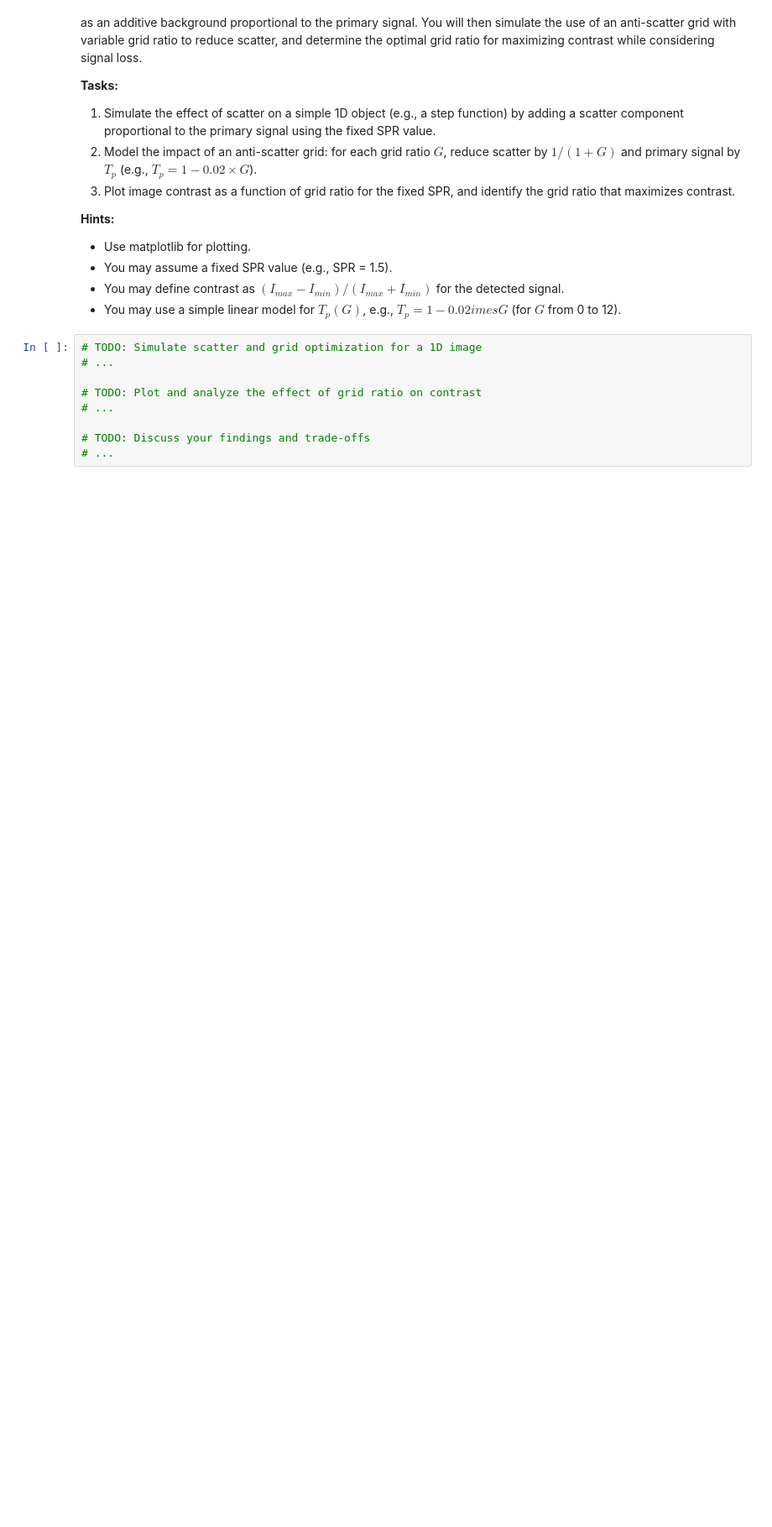
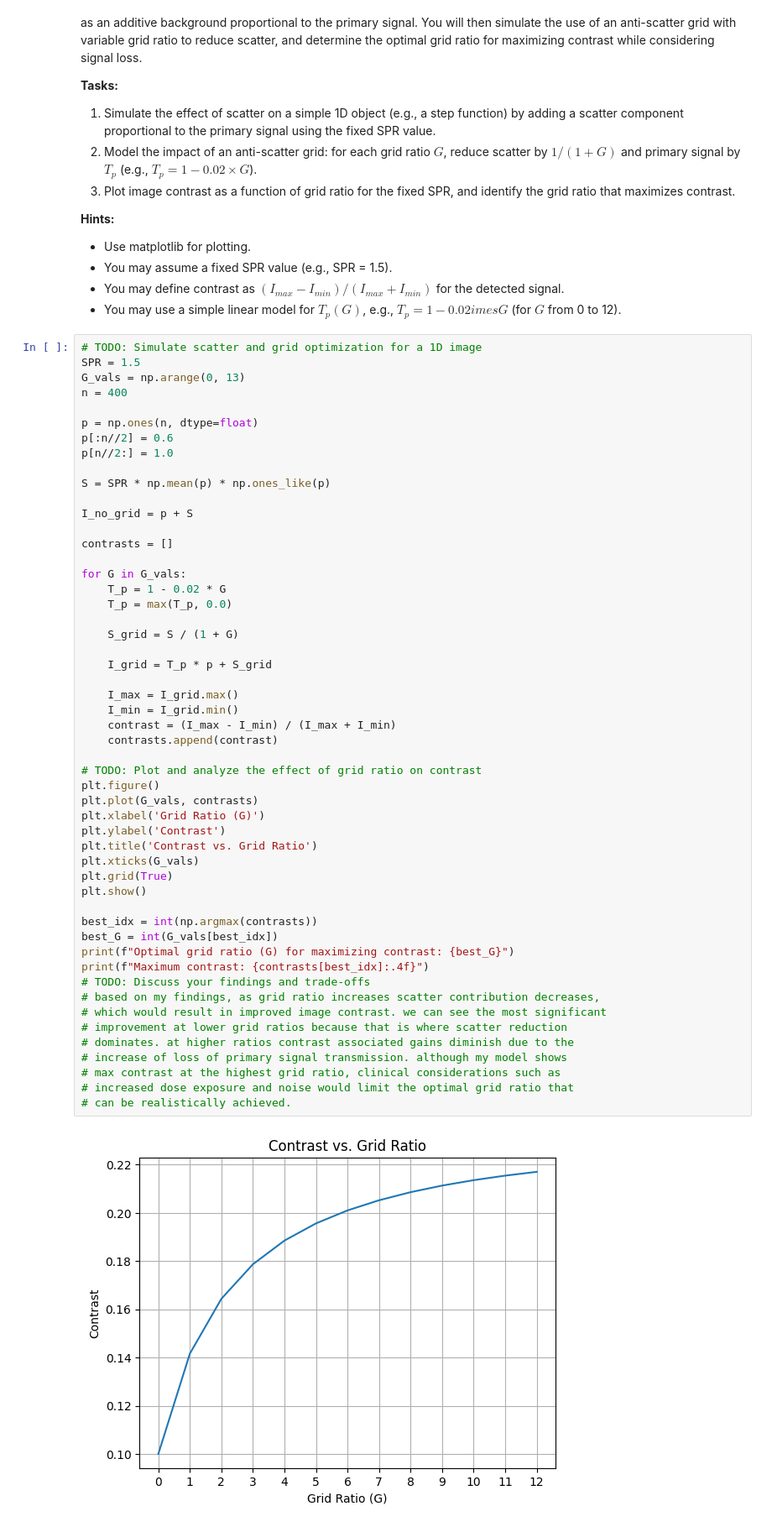
Before and after one commit to julianamassaro/BMEN509-623_Deliverable_2, a Jupyter notebook: deliverable-02-starter.ipynb, the cells around one changed output. Shown at 84% size. Saved outputs shown, nothing was run; the diff lists cells and outputs as text; blank space fills up the shorter version.

```diff
--- a/deliverable-02-starter.ipynb
+++ b/deliverable-02-starter.ipynb
@@ -230,10 +316,55 @@ You are given a 1D 'image' (e.g., a step function representing an object) and mu
 - You may use a simple linear model for $T_p(G)$, e.g., $T_p = 1 - 0.02 	imes G$ (for $G$ from 0 to 12).
 # %%
 # TODO: Simulate scatter and grid optimization for a 1D image
-# ...
+SPR = 1.5
+G_vals = np.arange(0, 13)
+n = 400
+
+p = np.ones(n, dtype=float)
+p[:n//2] = 0.6
+p[n//2:] = 1.0
+
+S = SPR * np.mean(p) * np.ones_like(p)
+
+I_no_grid = p + S
+
+contrasts = []
+
+for G in G_vals:
+    T_p = 1 - 0.02 * G
+    T_p = max(T_p, 0.0)
+
+    S_grid = S / (1 + G)
+
+    I_grid = T_p * p + S_grid
+
+    I_max = I_grid.max()
+    I_min = I_grid.min()
+    contrast = (I_max - I_min) / (I_max + I_min)
+    contrasts.append(contrast)
 
 # TODO: Plot and analyze the effect of grid ratio on contrast
-# ...
+plt.figure()
+plt.plot(G_vals, contrasts)
+plt.xlabel('Grid Ratio (G)')
+plt.ylabel('Contrast')
+plt.title('Contrast vs. Grid Ratio')
+plt.xticks(G_vals)
+plt.grid(True)
+plt.show()
 
+best_idx = int(np.argmax(contrasts))
+best_G = int(G_vals[best_idx])
+print(f"Optimal grid ratio (G) for maximizing contrast: {best_G}")
+print(f"Maximum contrast: {contrasts[best_idx]:.4f}")
 # TODO: Discuss your findings and trade-offs
-# ...
+# based on my findings, as grid ratio increases scatter contribution decreases,
+# which would result in improved image contrast. we can see the most significant
+# improvement at lower grid ratios because that is where scatter reduction
+# dominates. at higher ratios contrast associated gains diminish due to the
+# increase of loss of primary signal transmission. although my model shows
+# max contrast at the highest grid ratio, clinical considerations such as
+# increased dose exposure and noise would limit the optimal grid ratio that
+# can be realistically achieved.
+# %% [output]
+[figure, added]
```
Also changed, not shown: parts of 8 cells of this notebook.
